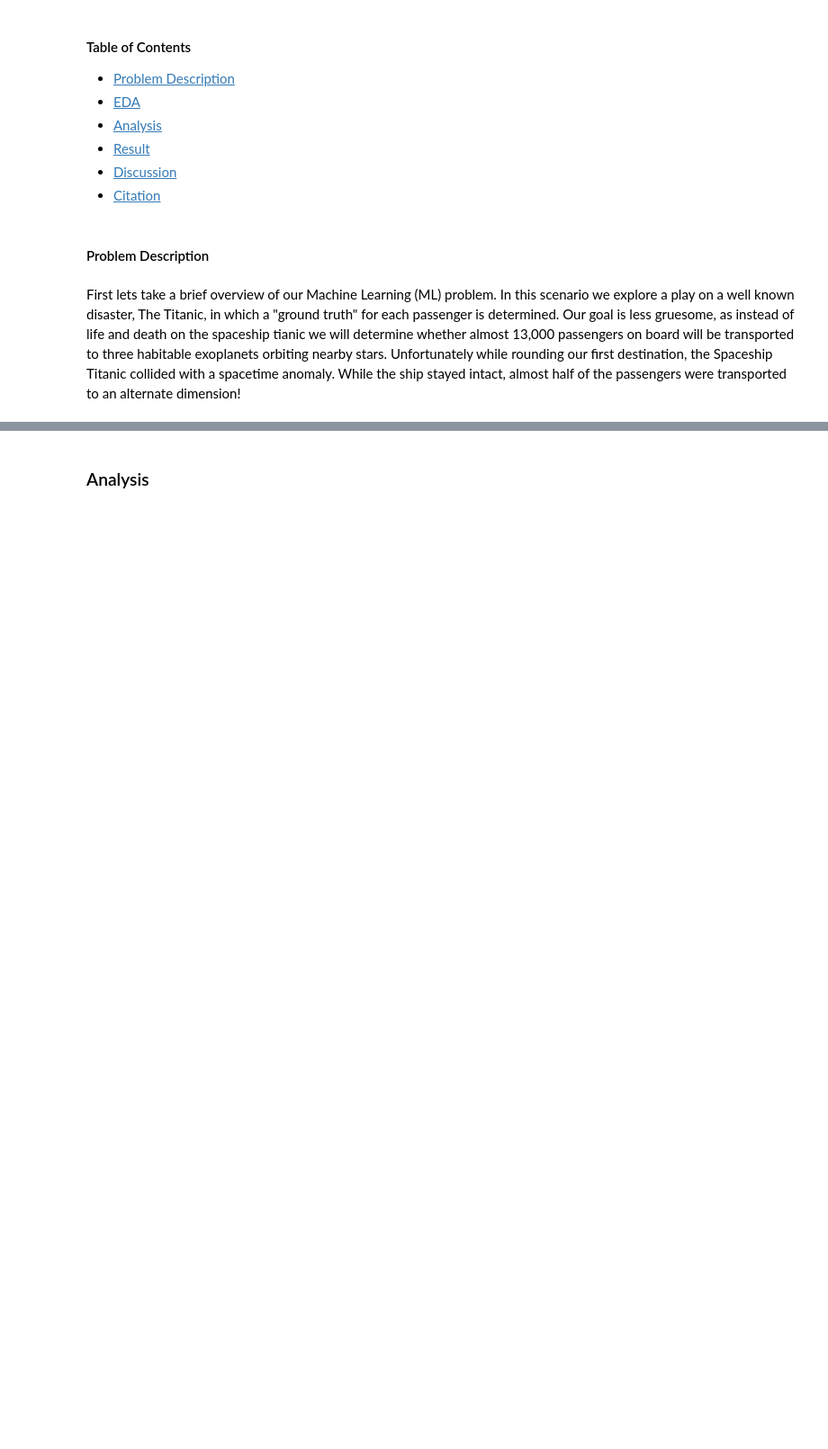
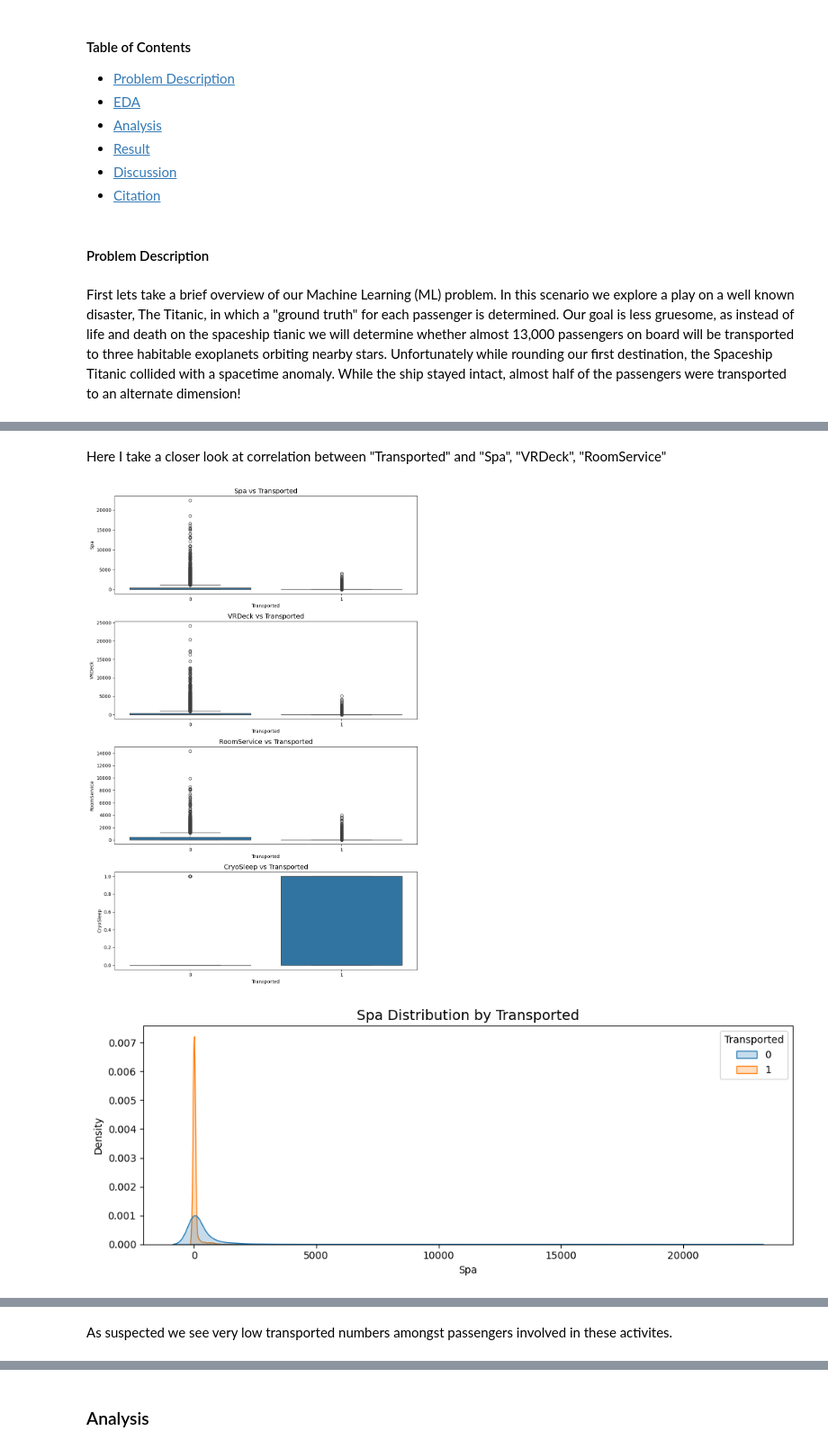
Before and after one commit to GHeart01/SpaceShip-Titanic-Supervised-ML-Project, a Jupyter notebook: SpaceshipTitanic.ipynb, the cells around one changed output, grey strips where cells are left out. Shown at 90% size. Drawn from its saved outputs; the diff is of its cells as text; code cells hidden in the pictures; blank space fills up the shorter version.

```diff
--- a/SpaceshipTitanic.ipynb
+++ b/SpaceshipTitanic.ipynb
@@ -147,0 +252,28 @@ print("Full train dataset shape is {}".format(dataset_df.shape))
+# %% [markdown]
+Here I take a closer look at correlation between "Transported" and "Spa", "VRDeck", "RoomService"
+# %%
+cols = ["Spa", "VRDeck", "RoomService", "CryoSleep"]
+
+plt.figure(figsize=(10, 15)) # put each plot on 1 line
+
+for i, col in enumerate(cols):
+    plt.subplot(4, 1, i + 1)
+    sns.boxplot(data=train, x="Transported", y=col)
+    plt.title(f"{col} vs Transported", fontsize=14)
+    plt.xlabel("Transported")
+    plt.ylabel(col)
+
+plt.tight_layout()
+plt.show()
+
+for col in cols:
+    plt.figure(figsize=(10, 4))
+    sns.kdeplot(data=train, x=col, hue="Transported", fill=True, common_norm=False)
+    plt.title(f"{col} Distribution by Transported", fontsize=14)
+    plt.xlabel(col)
+    plt.ylabel("Density")
+    plt.tight_layout()
+    plt.show()
+# %% [output]
+[figure, added]
+[figure, added]
@@ -147,0 +283,2 @@ print("Full train dataset shape is {}".format(dataset_df.shape))
+# %% [markdown]
+As suspected we see very low transported numbers amongst passengers involved in these activites.
```
Also changed, not shown: parts of 47 cells of this notebook, 3 other files.
